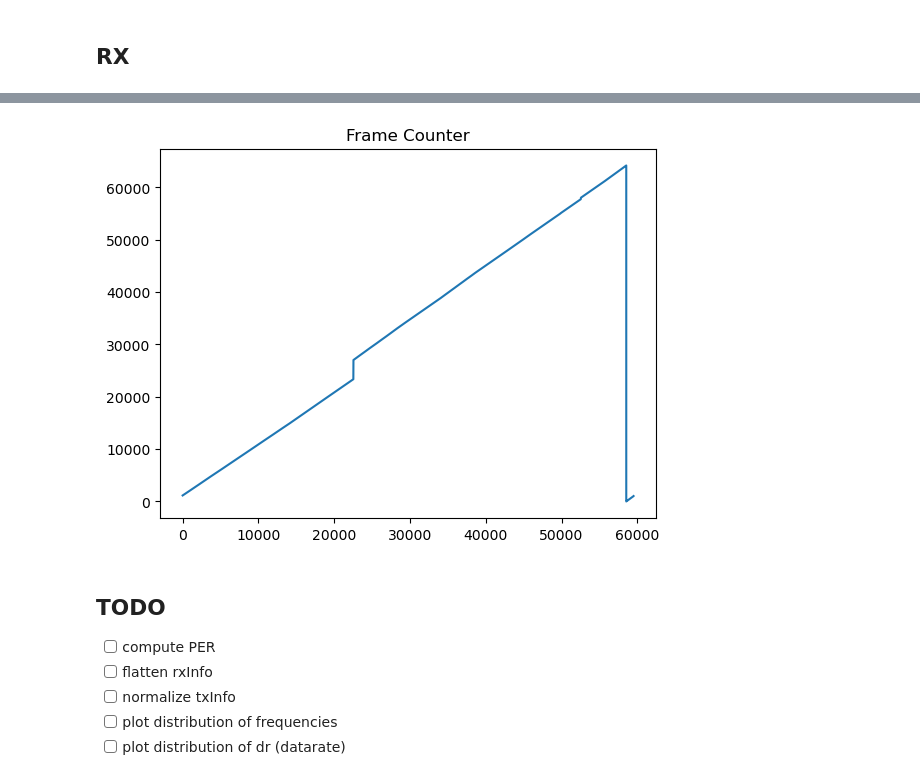
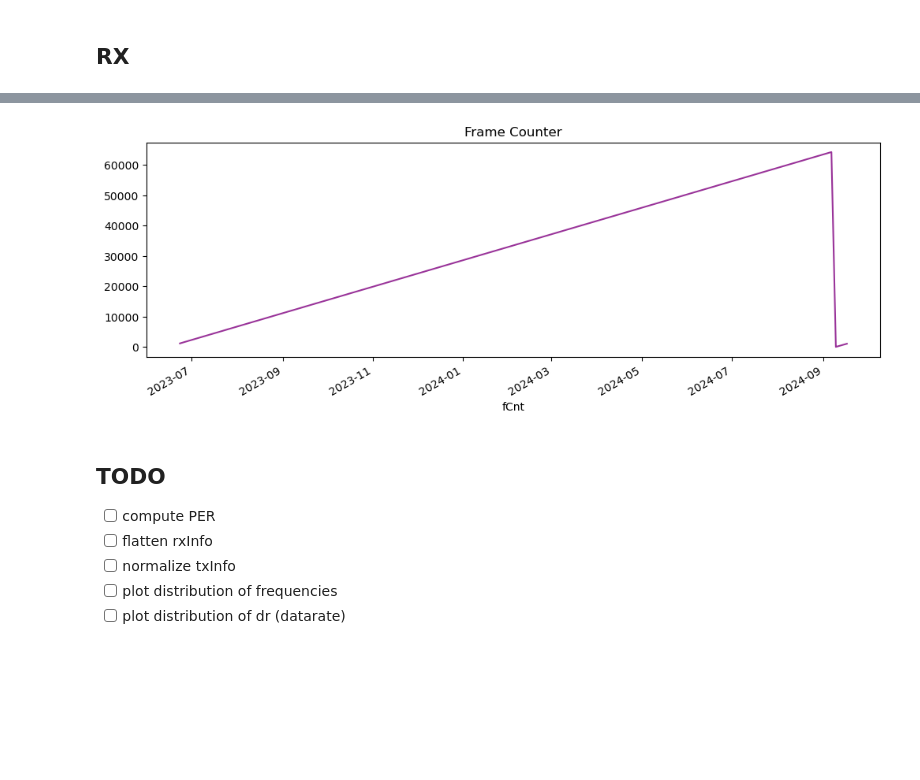
Before and after one commit to CampusIoT/datasets, a Jupyter notebook: SaintEynard/notebooks/campusiot.ipynb, the cells around one changed output, grey strips where cells are left out. Saved outputs shown, nothing was run; the diff lists cells and outputs as text; code cells hidden in the pictures; blank space fills up the shorter version.

```diff
--- a/SaintEynard/notebooks/campusiot.ipynb
+++ b/SaintEynard/notebooks/campusiot.ipynb
@@ -15,6 +16,8 @@ df1 = pd.read_json('../logs/d1d1e80000000033_campusiot.ndjson.gz', lines=True)
 df2 = pd.read_json('../logs/d1d1e80000000033_campusiot-2.ndjson.gz', lines=True)
 # %%
 frames = pd.concat([df1, df2], ignore_index=True, sort=True)
+# %%
+frames['_dt']=pd.to_datetime(frames['_timestamp'],unit='ms')
 # %% [markdown]
 > NDJSON files contains 4 types of entries : join, rx, status, error
 > They should be processed separally
@@ -57,6 +63,7 @@ join
 # %%
 rx = frames.loc[frames['_topic'].str.endswith('/rx')].drop(\
             ['margin', 'externalPowerSource', 'batteryLevel', 'batteryLevelUnavailable'], axis=1)
+rx['_dt']=pd.to_datetime(rx['_timestamp'],unit='ms')
 rx
 # %% [output]
 |  | _date | _redundancy | _timestamp | _topic | adr | data | devEUI | deviceName | fCnt | fPort | ... |
@@ -103,8 +110,11 @@ plt.show()
 # %%
-rx['fCnt'].plot(title="Frame Counter")
+rx.plot(x='_dt', y='fCnt', kind='line', rot=30,
+        color='purple', alpha=0.8,
+        legend=None,
+        title='Frame Counter', xlabel='fCnt', ylabel='', fontsize=10, figsize=(12,4));
 plt.show()
 # %% [output]
-[figure, old version]
+[figure, new version]
 # %% [markdown]
 ## TODO
 * [ ] compute PER
```
Also changed, not shown: parts of 12 cells of this notebook.
